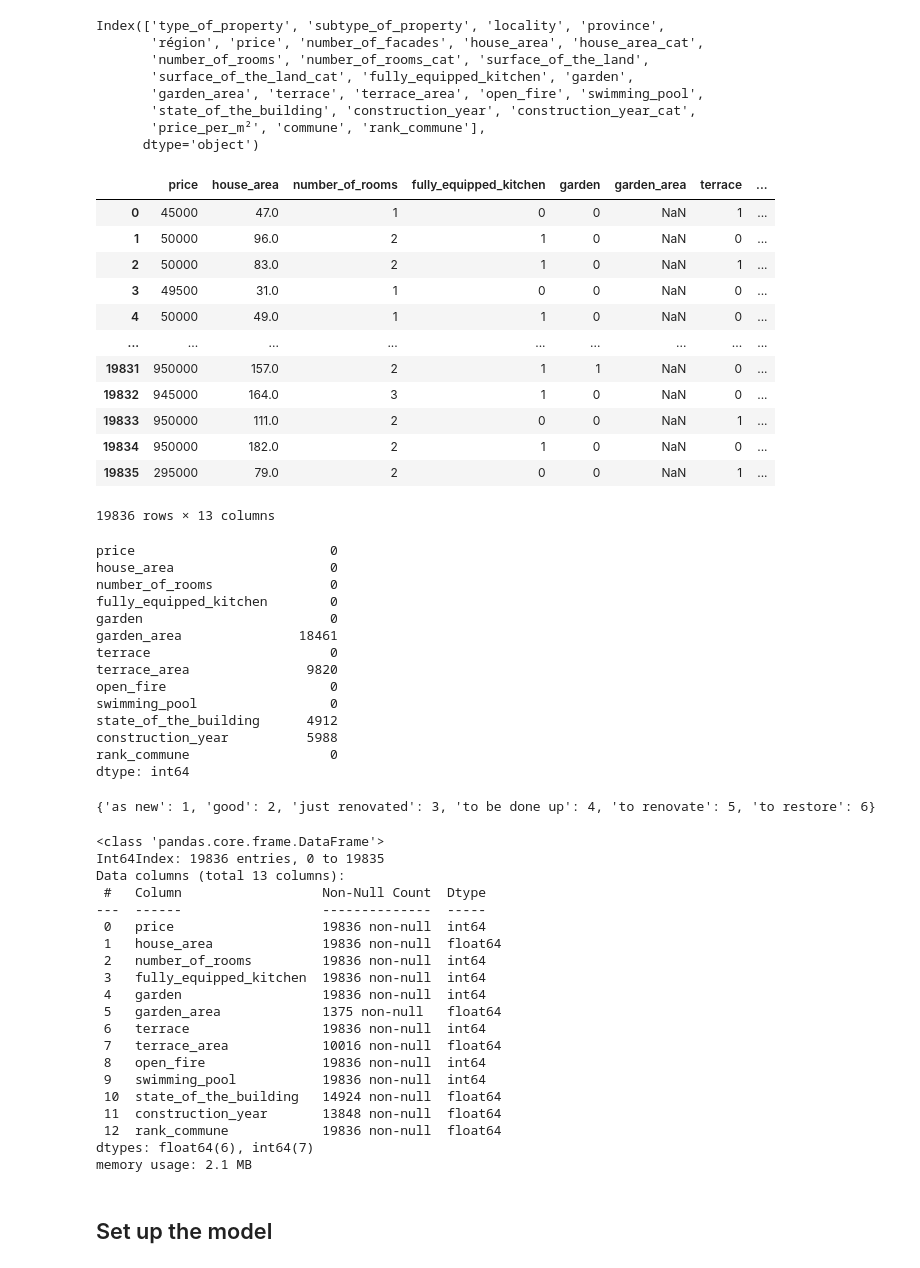
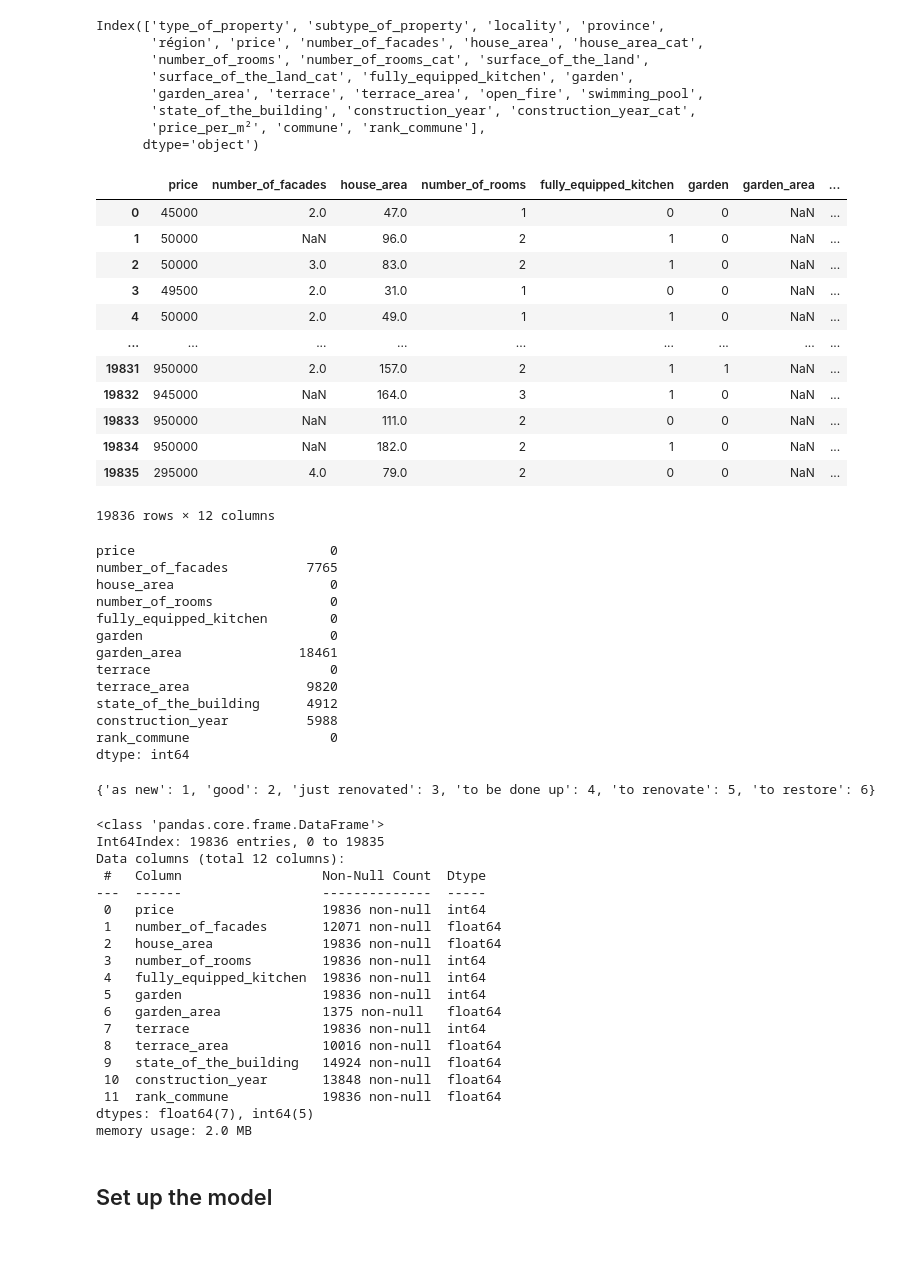
Before and after one commit to anjessen/ImmoEliza, a Jupyter notebook: API_predictions/ML_Model/Model XGBoost for Apartment.ipynb, the cells around one changed output. Drawn from its saved outputs; the diff is of its cells as text; code cells hidden in the pictures.

```diff
--- a/API_predictions/ML_Model/Model XGBoost for Apartment.ipynb
+++ b/API_predictions/ML_Model/Model XGBoost for Apartment.ipynb
@@ -38,40 +38,41 @@ Index(['type_of_property', 'subtype_of_property', 'locality', 'province',
 # %%
 '''Drop the unwanted columns'''
 # as we split the houses and apartments we can drop the 'type_of_property column'
 data.drop(['type_of_property'], axis=1, inplace=True)
 
 # as some subtype have a very low amount of entries , we get rid of this category
 data.drop(['subtype_of_property'], axis=1, inplace=True)
 
 # we also drop others categories made for data analysis
 
 to_drop = ['province', 'région', 'surface_of_the_land_cat', 'commune', 'surface_of_the_land',
            'number_of_rooms_cat', 'construction_year_cat', 'house_area_cat', 'locality',
-          'price_per_m²', 'number_of_facades', 'open_fire', 'swimming_pool']
+          'price_per_m²', 'open_fire', 'swimming_pool']
 data_copy = data.copy()
 for i in to_drop:
     data_copy.drop([i], axis=1, inplace=True)
 
 data = data_copy
 data
 # %% [output]
-|  | price | house_area | number_of_rooms | fully_equipped_kitchen | garden | garden_area | terrace | ... |
-| 0 | 45000 | 47.0 | 1 | 0 | 0 | NaN | 1 | ... |
-| 1 | 50000 | 96.0 | 2 | 1 | 0 | NaN | 0 | ... |
-| 2 | 50000 | 83.0 | 2 | 1 | 0 | NaN | 1 | ... |
-| 3 | 49500 | 31.0 | 1 | 0 | 0 | NaN | 0 | ... |
-| 4 | 50000 | 49.0 | 1 | 1 | 0 | NaN | 0 | ... |
+|  | price | number_of_facades | house_area | number_of_rooms | fully_equipped_kitchen | garden | garden_area | ... |
+| 0 | 45000 | 2.0 | 47.0 | 1 | 0 | 0 | NaN | ... |
+| 1 | 50000 | NaN | 96.0 | 2 | 1 | 0 | NaN | ... |
+| 2 | 50000 | 3.0 | 83.0 | 2 | 1 | 0 | NaN | ... |
+| 3 | 49500 | 2.0 | 31.0 | 1 | 0 | 0 | NaN | ... |
+| 4 | 50000 | 2.0 | 49.0 | 1 | 1 | 0 | NaN | ... |
 | ... | ... | ... | ... | ... | ... | ... | ... | ... |
-| 19831 | 950000 | 157.0 | 2 | 1 | 1 | NaN | 0 | ... |
-| 19832 | 945000 | 164.0 | 3 | 1 | 0 | NaN | 0 | ... |
-| 19833 | 950000 | 111.0 | 2 | 0 | 0 | NaN | 1 | ... |
-| 19834 | 950000 | 182.0 | 2 | 1 | 0 | NaN | 0 | ... |
-| 19835 | 295000 | 79.0 | 2 | 0 | 0 | NaN | 1 | ... |
+| 19831 | 950000 | 2.0 | 157.0 | 2 | 1 | 1 | NaN | ... |
+| 19832 | 945000 | NaN | 164.0 | 3 | 1 | 0 | NaN | ... |
+| 19833 | 950000 | NaN | 111.0 | 2 | 0 | 0 | NaN | ... |
+| 19834 | 950000 | NaN | 182.0 | 2 | 1 | 0 | NaN | ... |
+| 19835 | 295000 | 4.0 | 79.0 | 2 | 0 | 0 | NaN | ... |
-19836 rows × 13 columns
+19836 rows × 12 columns
 # %%
 data.isna().sum()
 # %% [output]
 price                         0
+number_of_facades          7765
 house_area                    0
 number_of_rooms               0
 fully_equipped_kitchen        0
@@ -79,8 +80,6 @@ garden                        0
 garden_area               18461
 terrace                       0
 terrace_area               9820
-open_fire                     0
-swimming_pool                 0
 state_of_the_building      4912
 construction_year          5988
 rank_commune                  0
@@ -101,24 +100,23 @@ data.info()
 # %% [output]
 <class 'pandas.core.frame.DataFrame'>
 Int64Index: 19836 entries, 0 to 19835
-Data columns (total 13 columns):
+Data columns (total 12 columns):
  #   Column                  Non-Null Count  Dtype
 ---  ------                  --------------  -----
  0   price                   19836 non-null  int64
- 1   house_area              19836 non-null  float64
- 2   number_of_rooms         19836 non-null  int64
- 3   fully_equipped_kitchen  19836 non-null  int64
- 4   garden                  19836 non-null  int64
- 5   garden_area             1375 non-null   float64
- 6   terrace                 19836 non-null  int64
- 7   terrace_area            10016 non-null  float64
- 8   open_fire               19836 non-null  int64
- 9   swimming_pool           19836 non-null  int64
- 10  state_of_the_building   14924 non-null  float64
- 11  construction_year       13848 non-null  float64
- 12  rank_commune            19836 non-null  float64
-dtypes: float64(6), int64(7)
-memory usage: 2.1 MB
+ 1   number_of_facades       12071 non-null  float64
+ 2   house_area              19836 non-null  float64
+ 3   number_of_rooms         19836 non-null  int64
+ 4   fully_equipped_kitchen  19836 non-null  int64
+ 5   garden                  19836 non-null  int64
+ 6   garden_area             1375 non-null   float64
+ 7   terrace                 19836 non-null  int64
+ 8   terrace_area            10016 non-null  float64
+ 9   state_of_the_building   14924 non-null  float64
+ 10  construction_year       13848 non-null  float64
+ 11  rank_commune            19836 non-null  float64
+dtypes: float64(7), int64(5)
+memory usage: 2.0 MB
 # %% [markdown]
 ## Set up the model
 # %%
```
Also changed, not shown: parts of 6 cells of this notebook, 8 other files.
